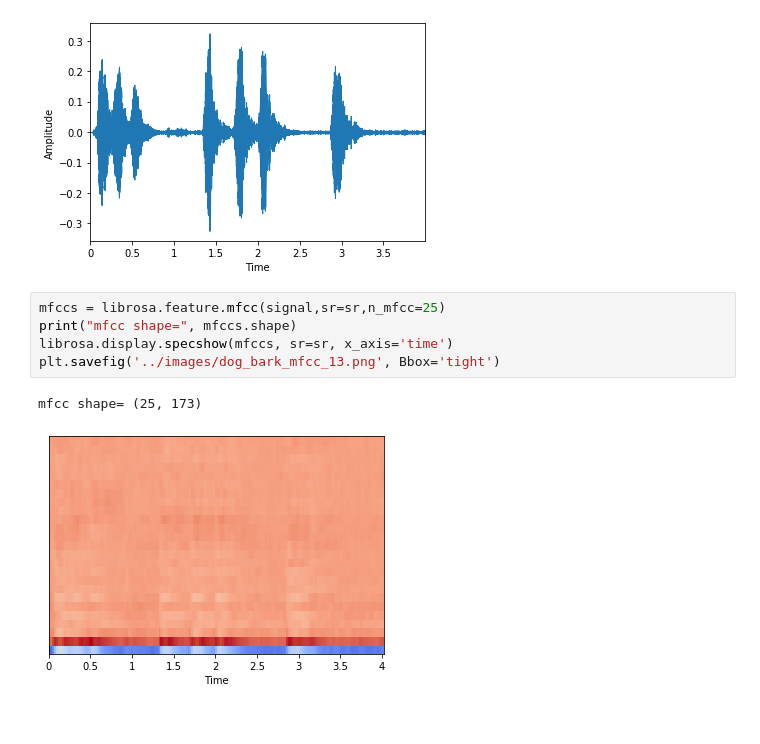
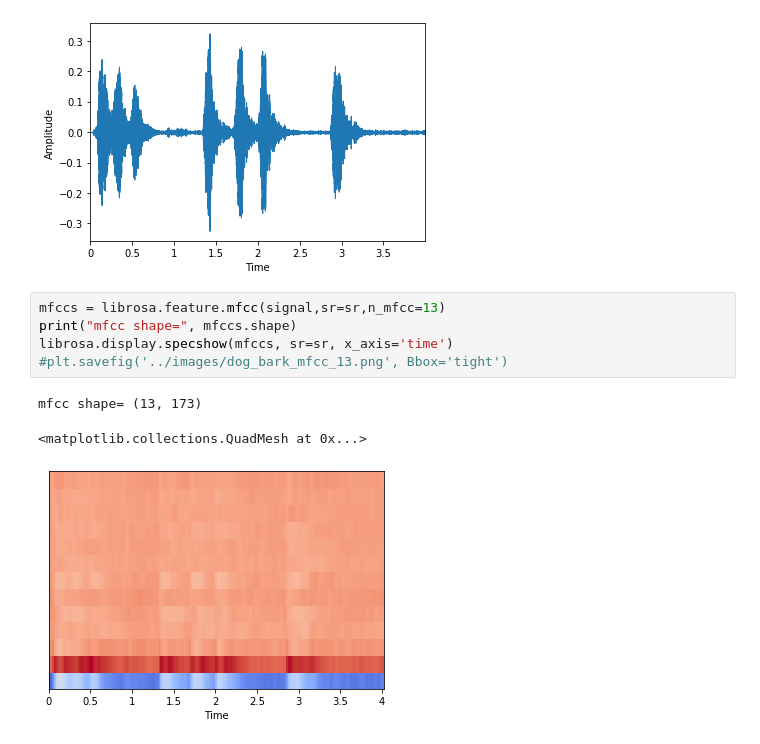
Before and after one commit to ejlee127/UrbanSoundML, a Jupyter notebook: audio/urbansound_data.ipynb, the cells around one changed output. Drawn from its saved outputs; the diff is of its cells as text.

```diff
--- a/audio/urbansound_data.ipynb
+++ b/audio/urbansound_data.ipynb
@@ -76,13 +76,14 @@ display_wav(signal, '../images/dog_bark_plot.png')
 # %% [output]
 [figure]
 # %%
-mfccs = librosa.feature.mfcc(signal,sr=sr,n_mfcc=25)
+mfccs = librosa.feature.mfcc(signal,sr=sr,n_mfcc=13)
 print("mfcc shape=", mfccs.shape)
 librosa.display.specshow(mfccs, sr=sr, x_axis='time')
-plt.savefig('../images/dog_bark_mfcc_13.png', Bbox='tight')
+#plt.savefig('../images/dog_bark_mfcc_13.png', Bbox='tight')
 # %% [output]
-mfcc shape= (25, 173)
+mfcc shape= (13, 173)
+<matplotlib.collections.QuadMesh at 0x...>
-[figure, old version]
+[figure, new version]
 # %%
 # reconstruct
 import soundfile as sf
```
Also changed, not shown: parts of 3 cells of this notebook, 3 other files.
